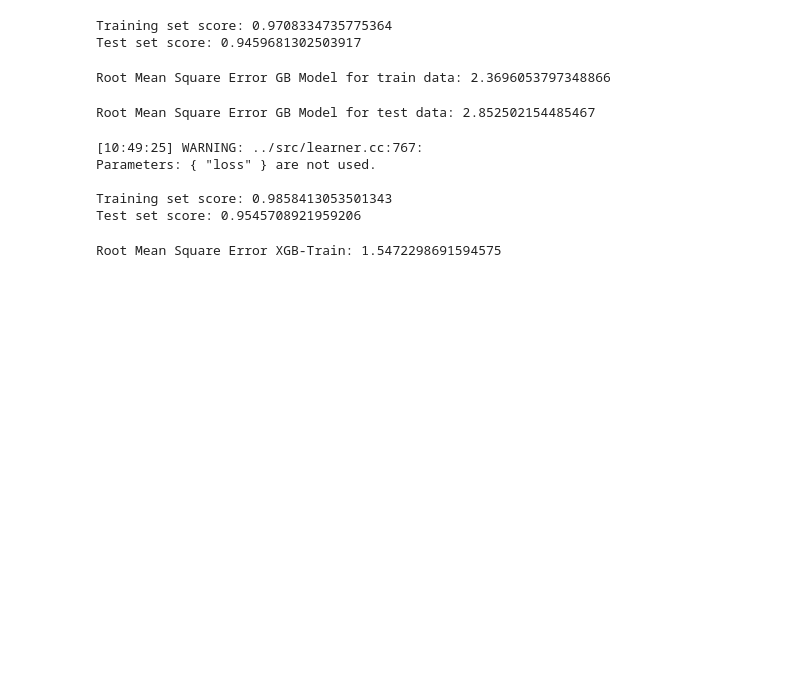
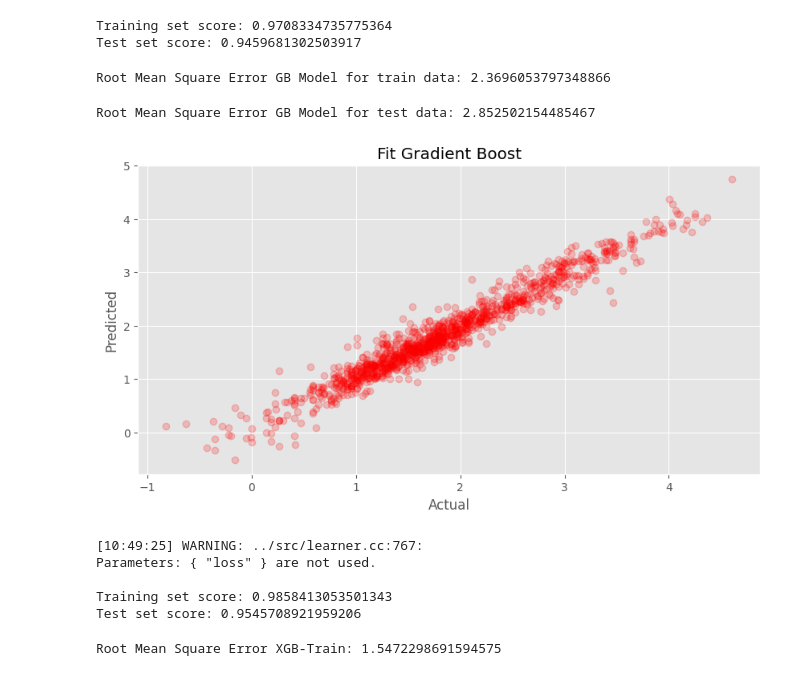
Before and after one commit to povishwa/DA203-O-Introduction-to-Computing-for-AI-ML, a Jupyter notebook: car_price_prediction/Used_car_price_prediction.ipynb, the cells around one changed output. Drawn from its saved outputs; the diff is of its cells as text; code cells hidden in the pictures; blank space fills up the shorter version.

```diff
--- a/car_price_prediction/Used_car_price_prediction.ipynb
+++ b/car_price_prediction/Used_car_price_prediction.ipynb
@@ -404,6 +414,15 @@ rmse_gb_test = np.sqrt(mean_squared_error(np.exp(y_test),np.exp(y_pred_gb_test))
 print(f'Root Mean Square Error GB Model for test data: {rmse_gb_test}')
 # %% [output]
 Root Mean Square Error GB Model for test data: 2.852502154485467
+# %%
+plt.figure(figsize=(10,5))
+plt.plot(y_test, y_pred_gb_test,'ro',alpha=0.2)
+plt.xlabel('Actual')
+plt.ylabel('Predicted')
+plt.title('Fit Gradient Boost')
+plt.show()
+# %% [output]
+[figure, added]
 # %%
 from xgboost import XGBRegressor
 model_xg = XGBRegressor()
```
Also changed, not shown: parts of 9 cells of this notebook, 1 other file.
